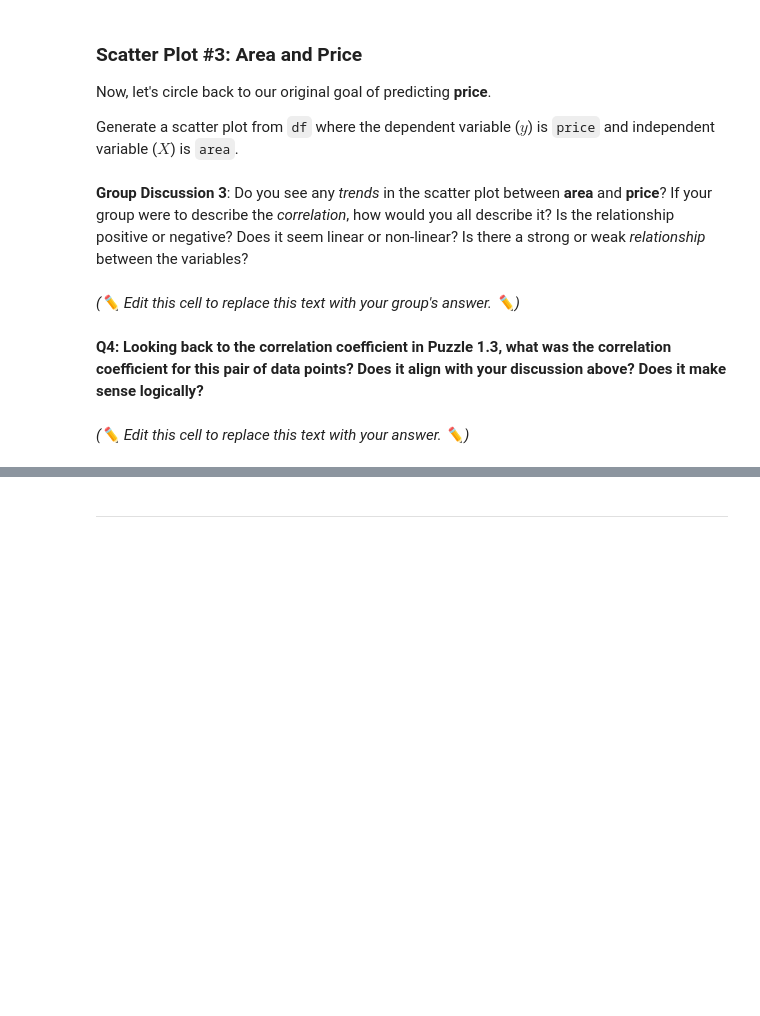
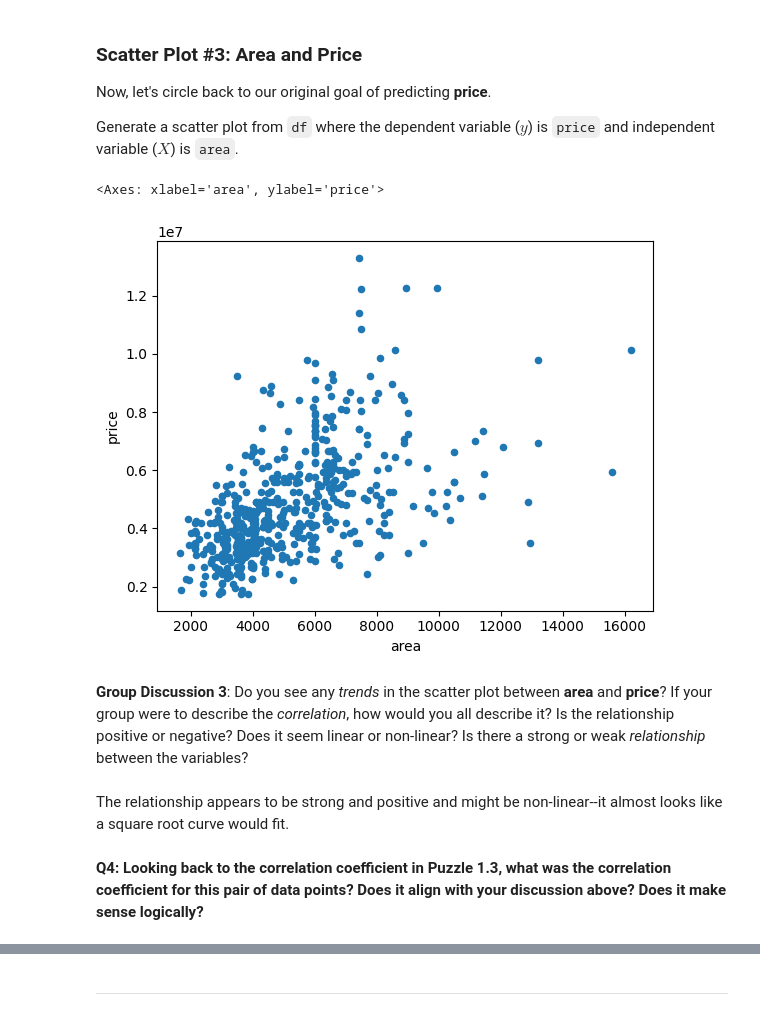
Before and after one commit to ryguy2k4/stat107, a Jupyter notebook: lab_regression/lab_regression.ipynb, the cells around one changed output, grey strips where cells are left out. Drawn from its saved outputs; the diff is of its cells as text; code cells hidden in the pictures; blank space fills up the shorter version.

```diff
--- a/lab_regression/lab_regression.ipynb
+++ b/lab_regression/lab_regression.ipynb
@@ -182,9 +231,12 @@ Generate a scatter plot from `df` where the dependent variable ($y$) is `price`
+# %%
+df.plot.scatter(x="area", y="price")
+# %% [output]
+<Axes: xlabel='area', ylabel='price'>
+[figure, added]
 # %% [markdown]
 **Group Discussion 3**: Do you see any *trends* in the scatter plot between **area** and **price**? If your group were to describe the *correlation*, how would you all describe it?
 Is the relationship positive or negative? Does it seem linear or non-linear? Is there a strong or weak *relationship* between the variables?
-# %% [markdown]
-*(✏️ Edit this cell to replace this text with your group's answer. ✏️)*
+# %% [markdown]
+The relationship appears to be strong and positive and might be non-linear--it almost looks like a square root curve would fit.
 # %% [markdown]
 **Q4: Looking back to the correlation coefficient in Puzzle 1.3, what was the correlation coefficient for this pair of data points? Does it align with your discussion above? Does it make sense logically?**
-# %% [markdown]
-*(✏️ Edit this cell to replace this text with your answer. ✏️)*
```
Also changed, not shown: parts of 52 cells of this notebook.
